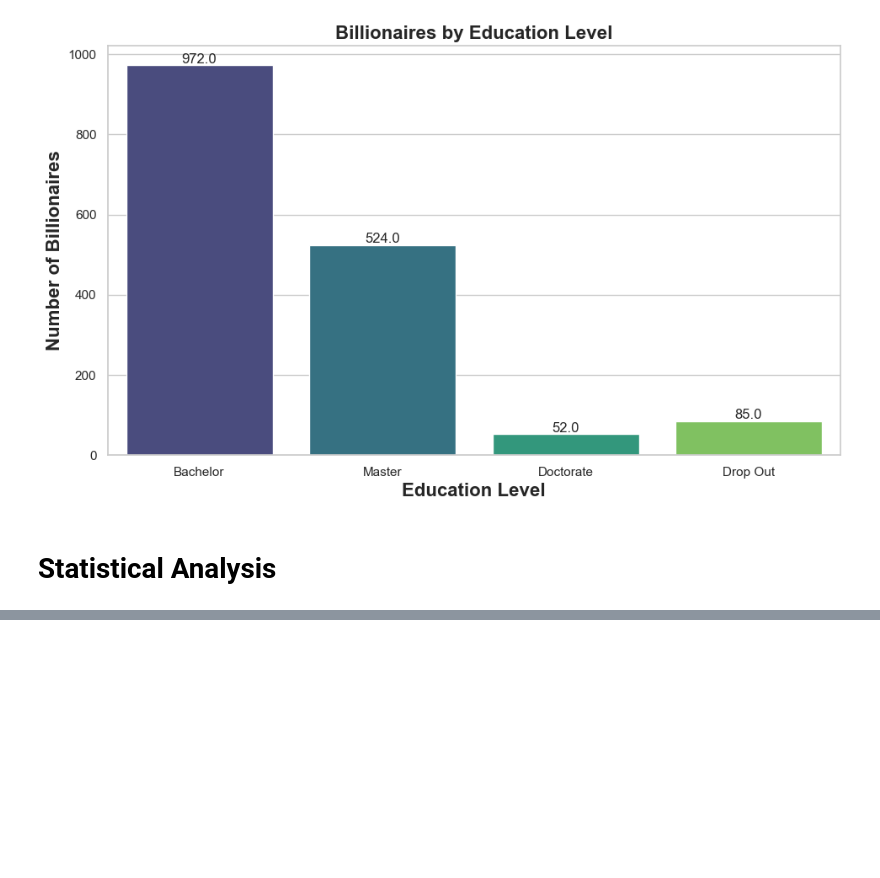
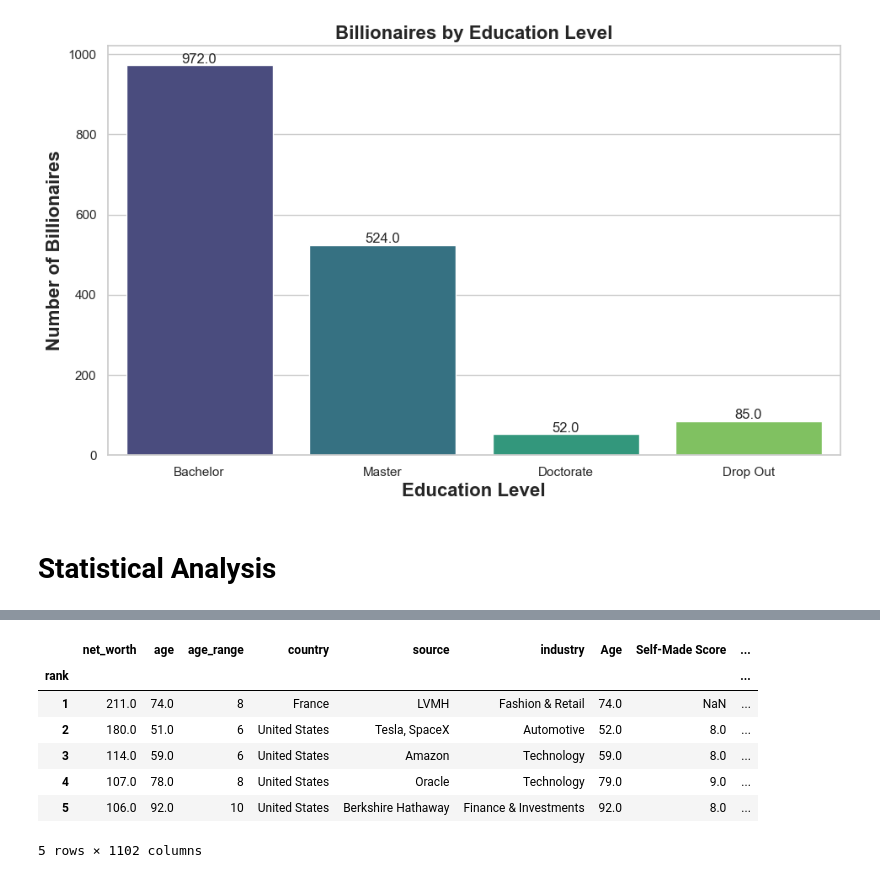
Before and after one commit to Spikes666/Data-Dive-3, a Jupyter notebook: main.ipynb, the cells around one changed output, grey strips where cells are left out. Drawn from its saved outputs; the diff is of its cells as text; code cells hidden in the pictures; blank space fills up the shorter version.

```diff
--- a/main.ipynb
+++ b/main.ipynb
@@ -287,0 +341,29 @@ plt.show()
+# %%
+# Create dummy variables and append them to dataframe
+
+# Create an empty list to store the dummy variables
+dummy_list = []
+
+# Loop through the DataFrame columns
+for column in df_stats.columns:
+    if df[column].dtype == 'object':
+        # Create dummy variables and append them to the list
+        dummies = pd.get_dummies(df[column], prefix=column)
+        dummy_list.append(dummies)
+
+# Concatenate the dummy variables into a new DataFrame
+dummy_df = pd.concat(dummy_list, axis=1)
+
+# Append the dummy variables to the main DataFrame
+df_stats = pd.concat([df_stats, dummy_df], axis=1)
+# %%
+df_stats.head()
+# %% [output]
+|  | net_worth | age | age_range | country | source | industry | Age | Self-Made Score | ... |
+| rank |  |  |  |  |  |  |  |  | ... |
+| 1 | 211.0 | 74.0 | 8 | France | LVMH | Fashion & Retail | 74.0 | NaN | ... |
+| 2 | 180.0 | 51.0 | 6 | United States | Tesla, SpaceX | Automotive | 52.0 | 8.0 | ... |
+| 3 | 114.0 | 59.0 | 6 | United States | Amazon | Technology | 59.0 | 8.0 | ... |
+| 4 | 107.0 | 78.0 | 8 | United States | Oracle | Technology | 79.0 | 9.0 | ... |
+| 5 | 106.0 | 92.0 | 10 | United States | Berkshire Hathaway | Finance & Investments | 92.0 | 8.0 | ... |
+5 rows × 1102 columns
```
Also changed, not shown: parts of 8 cells of this notebook.
